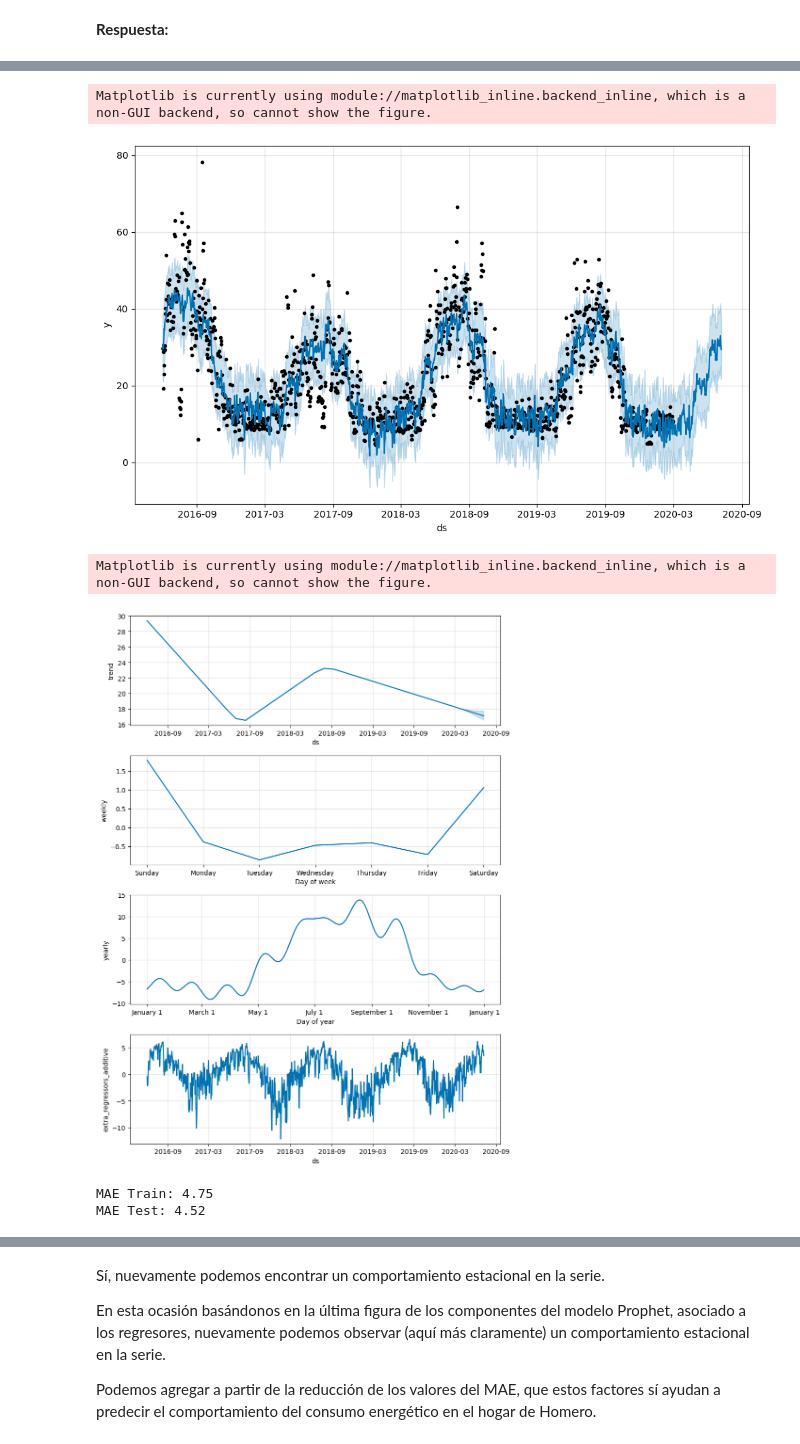
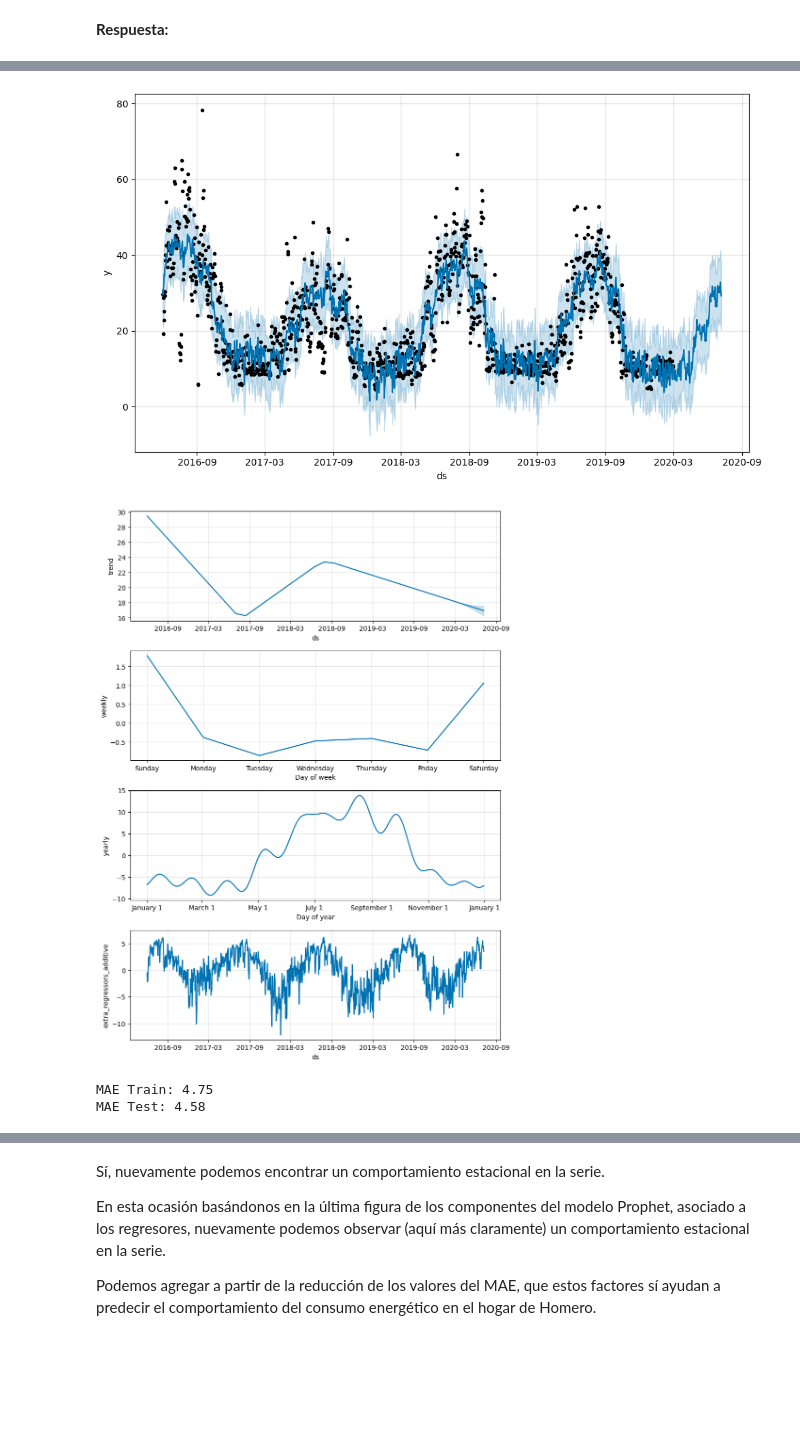
Before and after one commit to MartinTorricoP/Laboratorios_MDS7202, a Jupyter notebook: Lab8_-_Forecasting_y_sistema_de_recomendacion/Lab_8_MT_AT.ipynb, the cells around one changed output, grey strips where cells are left out. Cells and saved outputs as stored; diff of their text form; code cells hidden in the pictures; blank space fills up the shorter version.

```diff
--- a/Lab8_-_Forecasting_y_sistema_de_recomendacion/Lab_8_MT_AT.ipynb
+++ b/Lab8_-_Forecasting_y_sistema_de_recomendacion/Lab_8_MT_AT.ipynb
@@ -155,9 +151,7 @@ Usted, como buen ciudadano de Springfield, decide ayudar a Homero, el cual le pi
 # %%
 # 0
 
-# Conjunto de entrenamiento y de prueba:
-df['set'] = np.where(df['date'] >= pd.Timestamp('2020-03-01'), 'Test',
-                     np.where(df['date'] <= pd.Timestamp('2020-02-29'), 'Train', None))
+df['set'] = np.where(df['date'] >= pd.Timestamp('2020-03-01'), 'Test', 'Train')
 
 train = df[df['set'] == 'Train'].copy()
 test = df[df['set'] == 'Test'].copy()
@@ -562,20 +563,20 @@ test_merged = test_merged[['ds', 'y', 'Temp_avg', 'Hum_avg', 'Wind_avg']]
 # 1
 
 # añadimos los regresores
-m = Prophet()
-m.add_regressor('Temp_avg')
-m.add_regressor('Hum_avg')
-m.add_regressor('Wind_avg')
+m2 = Prophet()
+m2.add_regressor('Temp_avg')
+m2.add_regressor('Hum_avg')
+m2.add_regressor('Wind_avg')
 
 # entrenamos
-m.fit(train_merged)
-future = m.make_future_dataframe(periods=129)
+m2.fit(train_merged)
+future = m2.make_future_dataframe(periods=129)
 
 # merge variables exógenas
 future = pd.merge(future, datos_frink[['date', 'Temp_avg', 'Hum_avg', 'Wind_avg']], left_on='ds', right_on='date', how='left')
 
 # predecimos
-forecast = m.predict(future)
+forecast = m2.predict(future)
 forecast[['ds', 'yhat', 'yhat_lower', 'yhat_upper']].tail()
 # %% [output]
 |  | ds | yhat | yhat_lower | yhat_upper |
@@ -587,16 +588,14 @@ forecast[['ds', 'yhat', 'yhat_lower', 'yhat_upper']].tail()
 # %%
 # 2
-fig3 = m.plot(forecast)
+fig3 = m2.plot(forecast)
 fig3.show()
 # %% [output]
-Matplotlib is currently using module://matplotlib_inline.backend_inline, which is a non-GUI backend, so cannot show the figure.
-[figure, old version]
+[figure, new version]
 # %%
-fig4 = m.plot_components(forecast)
+fig4 = m2.plot_components(forecast)
 fig4.show()
 # %% [output]
-Matplotlib is currently using module://matplotlib_inline.backend_inline, which is a non-GUI backend, so cannot show the figure.
-[figure, old version]
+[figure, new version]
 # %%
 # 3
 
@@ -609,7 +608,7 @@ print(f'MAE Train: {mae_train:.2f}')
 print(f'MAE Test: {mae_test:.2f}')
 # %% [output]
 MAE Train: 4.75
-MAE Test: 4.52
+MAE Test: 4.58
 # %%
 # calculamos errores de train y test
 error_train = train_merged['y'] - forecast_train['yhat']
```
Also changed, not shown: parts of 33 cells of this notebook.
